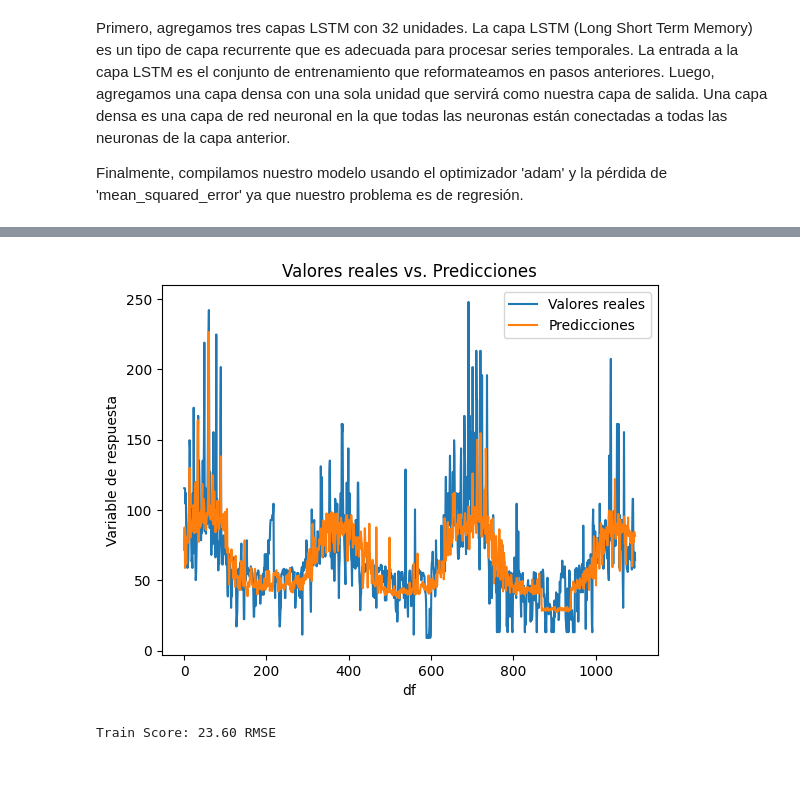
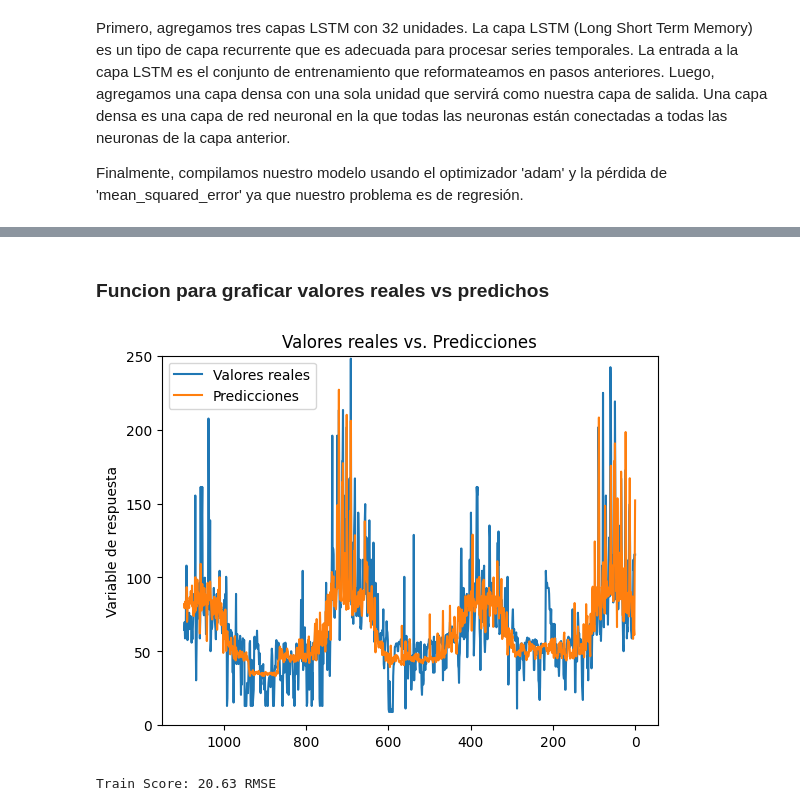
Before and after one commit to jnramirezm/Prediccion_ICA, a Jupyter notebook: Prediccion_ICA.ipynb, the cells around one changed output, grey strips where cells are left out. Cells and saved outputs as stored; diff of their text form; code cells hidden in the pictures; blank space fills up the shorter version.

Commit message:
Prueba del modelo con datos actuales, para evaluación del modelo

```diff
--- a/Prediccion_ICA.ipynb
+++ b/Prediccion_ICA.ipynb
@@ -150,7 +147,7 @@ def juntar_datos_csv(nombre_carpeta, arreglo_columnas):
 # Ejemplo de uso de la función juntar_datos_csv
 agua_caida = juntar_datos_csv("Pudahuel Data/Agua Caida", [3, 4])
 presion_humedad = juntar_datos_csv("Pudahuel Data/Presion y Humedad",
-                                   list(range(3, 10)))
+                                   [3, 4, 5, 6, 8])
 radiacion = juntar_datos_csv("Pudahuel Data/Radiacion", [3, 4])
 viento = juntar_datos_csv("Pudahuel Data/Viento", [3, 5, 6, 7, 8, 9])
 # %% [markdown]
@@ -707,7 +717,7 @@ Finalmente, compilamos nuestro modelo usando el optimizador 'adam' y la pérdida
 # %%
 model2 = Sequential()
 model2.add(LSTM(32, return_sequences=True,
-               input_shape=(102, 1)))  # returns a sequence of vectors of dimension 32
+               input_shape=(96, 1)))  # returns a sequence of vectors of dimension 32
 model2.add(LSTM(32, return_sequences=True))  # returns a sequence of vectors of dimension 32
 model2.add(LSTM(32))  # return a single vector of dimension 32
 model2.add(Dense(1))
@@ -715,5 +725,5 @@ adam = optimizers.Adam(learning_rate=0.009)
 model2.compile(loss='mean_squared_error', optimizer=adam)
 # %%
 #model2
-history  = model2.fit(train_x, train_y, epochs=100, batch_size=32, validation_data=(test_x, test_y), verbose=1, shuffle=False)
+history = model2.fit(train_x, train_y, epochs=175, batch_size=32, validation_data=(test_x, test_y), verbose=1, shuffle=False)
 # %% [output]
@@ -743,31 +757,42 @@ test_predict = model2.predict(test_x)
+# %% [markdown]
+### Funcion para graficar valores reales vs predichos
+# %%
+def graficar_diferencias_reales_predicciones(valores_reales, predicciones, fecha_inicial=None, fecha_final=None):
+    plt.plot(valores_reales, label='Valores reales')
+    plt.plot(predicciones, label='Predicciones')
+    plt.ylabel('Variable de respuesta')
+    plt.title('Valores reales vs. Predicciones')
+    plt.ylim(0, 250)
+    plt.legend()
+    plt.gca().invert_xaxis()  # Invertir el eje x
+
+    # Si se proporcionan fechas inicial y final, ajustar las etiquetas del eje x
+    if fecha_inicial and fecha_final:
+        fechas = pd.date_range(fecha_inicial, fecha_final, periods=len(valores_reales))
+        # Invetir fechas
+        fechas = fechas[::-1]
+        plt.xticks(ticks=range(len(valores_reales)), labels=fechas.strftime('%Y-%m-%d'), rotation=45)
+        plt.xlabel('Fecha')
+
+    plt.show()
 # %%
-train_x = train_x.reshape((train_x.shape[0], train_x.shape[1]))
-train_predict = np.concatenate((train_predict, train_x), axis=1)
+train_x_reshape = train_x.reshape((train_x.shape[0], train_x.shape[1]))
+train_predict = np.concatenate((train_predict, train_x_reshape), axis=1)
 train_predict = scaler.inverse_transform(train_predict)
 train_predict = train_predict[:, 0]
 
-train_y = train_y.reshape(len(train_y), 1)
-data_entrenamiento_y = np.concatenate((train_y, train_x), axis=1)
+train_y_reshape = train_y.reshape(len(train_y), 1)
+data_entrenamiento_y = np.concatenate((train_y_reshape, train_x_reshape), axis=1)
 data_entrenamiento_y = scaler.inverse_transform(data_entrenamiento_y)
 data_entrenamiento_y = data_entrenamiento_y[:, 0]
 
-# Graficar los valores reales
-plt.plot(data_entrenamiento_y, label='Valores reales')
-
-# Graficar las predicciones
-plt.plot(train_predict, label='Predicciones')
-
-plt.xlabel('df')
-plt.ylabel('Variable de respuesta')
-plt.title('Valores reales vs. Predicciones')
-plt.legend()
-plt.show()
+graficar_diferencias_reales_predicciones(data_entrenamiento_y, train_predict)
 
 train_score = math.sqrt(mean_squared_error(data_entrenamiento_y, train_predict))
 print('Train Score: %.2f RMSE' % (train_score))
 # %% [output]
-[figure, old version]
+[figure, new version]
-Train Score: 23.60 RMSE
+Train Score: 20.63 RMSE
 # %%
 # invert predictions
 # Arreglo shatgipti
```
Also changed, not shown: parts of 16 cells of this notebook, 5 other files.
